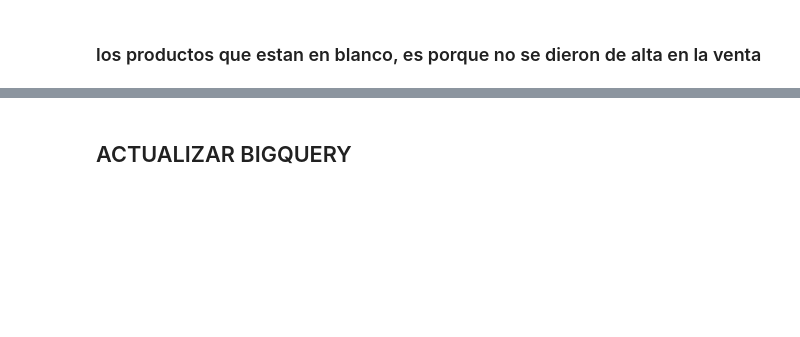
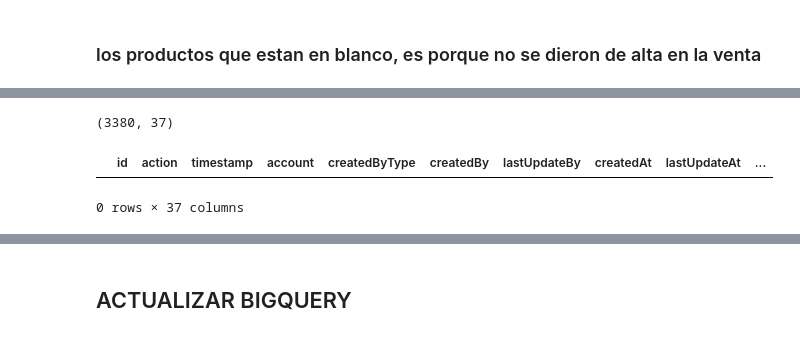
Before and after one commit to OANInternational/nikaritds, a Jupyter notebook: etl_shopify_gbq/etl_sumup_firbase_bgq.ipynb, the cells around one changed output, grey strips where cells are left out. Saved outputs shown, nothing was run; the diff lists cells and outputs as text; code cells hidden in the pictures; blank space fills up the shorter version.

```diff
--- a/etl_shopify_gbq/etl_sumup_firbase_bgq.ipynb
+++ b/etl_shopify_gbq/etl_sumup_firbase_bgq.ipynb
@@ -341,0 +696,21 @@ for i in sumup_ventas:
+# %%
+dfFinal['discountPrice'] = dfFinal['discountPrice'].apply(lambda x: 0 if x == "" or x == None
+                                                                                            else float(x))
+# %%
+dfFinal.shape
+# %% [output]
+(3380, 37)
+# %%
+dfFinal['code'] = dfFinal['code'].apply(int)
+# %%
+colsToStr = list(dfFinal.columns)
+for a in ['code','totalPrice','subtotalPrice','totalTax','donation','latitude','longitude','discountPrice']:
+    colsToStr.remove(a)
+# %%
+for a in colsToStr:
+    dfFinal[a] = dfFinal[a].astype(str)
+# %%
+dfFinal[dfFinal['closeDate'].isnull()]
+# %% [output]
+|  | id | action | timestamp | account | createdByType | createdBy | lastUpdateBy | createdAt | lastUpdateAt | ... |
+0 rows × 37 columns
```
Also changed, not shown: parts of 174 cells of this notebook, 6 other files.
